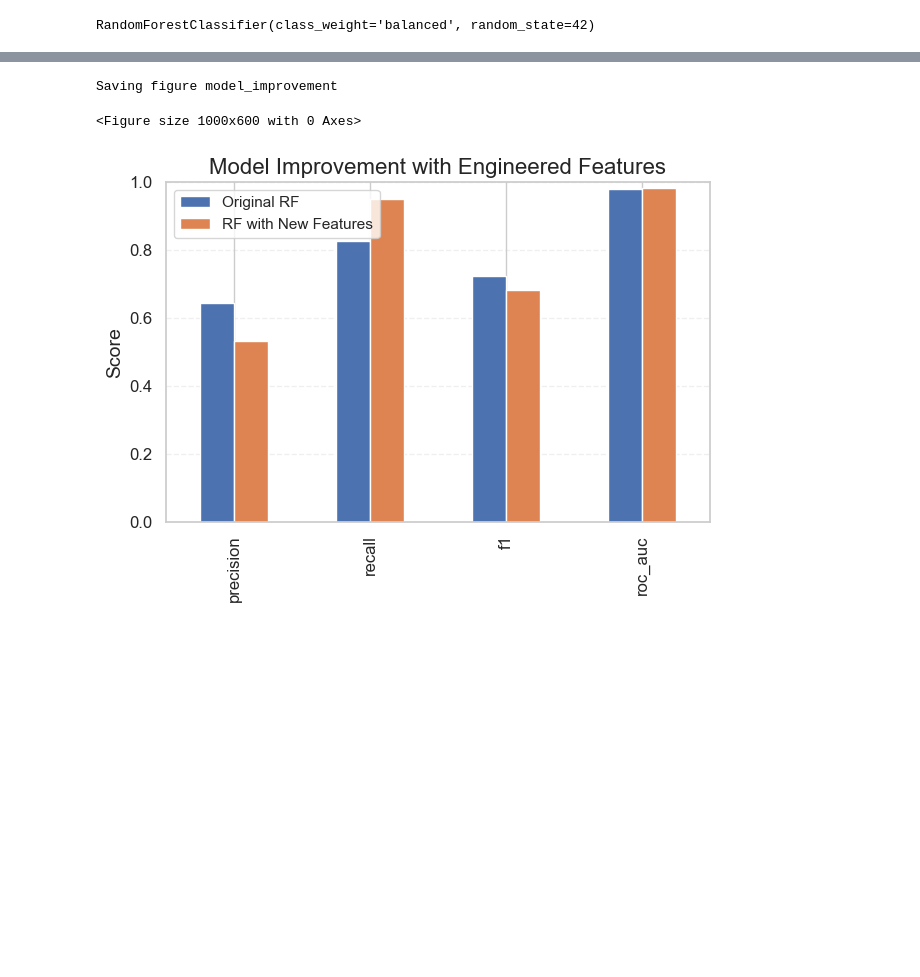
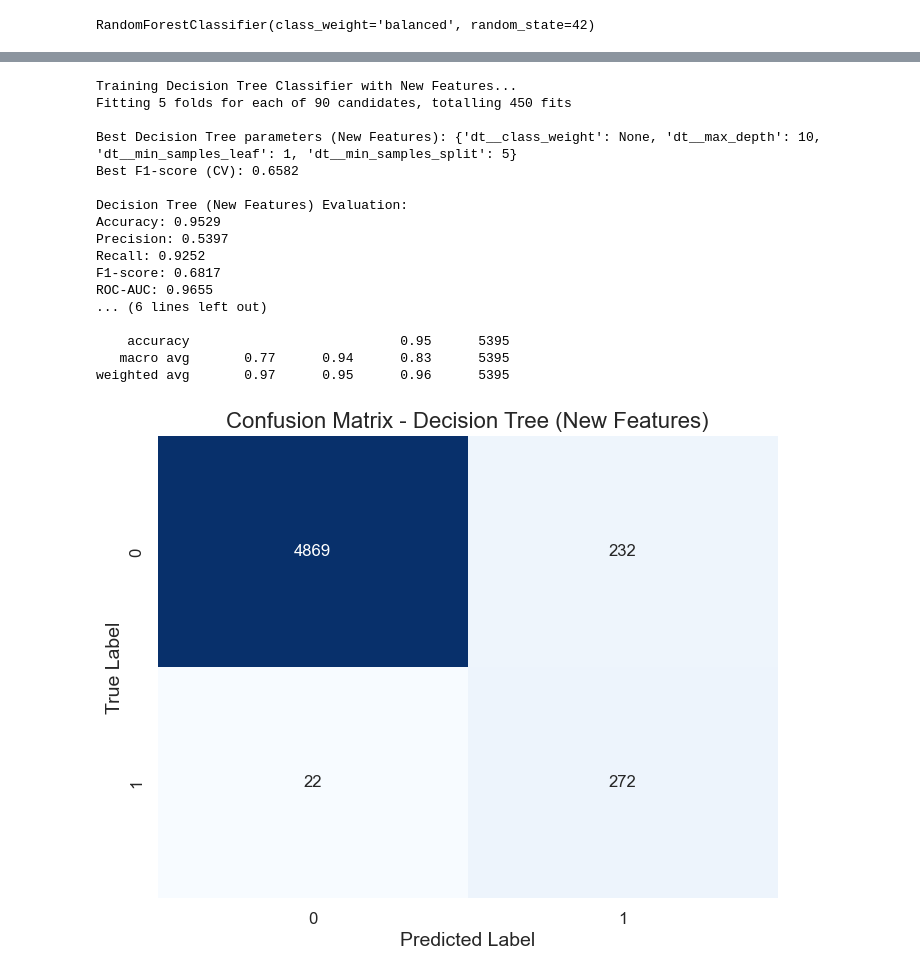
Before and after one commit to violetahoza/MergeConflictClassifier, a Jupyter notebook: HozaVioletaMaria.ipynb, the cells around one changed output, grey strips where cells are left out. Drawn from its saved outputs; the diff is of its cells as text; code cells hidden in the pictures; blank space fills up the shorter version.

```diff
--- a/HozaVioletaMaria.ipynb
+++ b/HozaVioletaMaria.ipynb
@@ -1394,16 +1378,50 @@ roc_auc       0.980666              0.982773         0.214864
-# %%
-# Visualize improvement
-plt.figure(figsize=(10, 6))
-metrics_to_plot = ['precision', 'recall', 'f1', 'roc_auc']
-comparison.loc[metrics_to_plot, ['Original RF', 'RF with New Features']].plot(kind='bar')
-plt.title('Model Improvement with Engineered Features', fontsize=16)
-plt.ylabel('Score', fontsize=14)
-plt.grid(axis='y', linestyle='--', alpha=0.3)
-plt.ylim(0, 1)
-plt.tight_layout()
-save_fig('model_improvement')
-plt.show()
-# %% [output]
-Saving figure model_improvement
-<Figure size 1000x600 with 0 Axes>
-[figure, removed]
+# %%
+# Decision Tree with Grid Search for New Features
+print("\nTraining Decision Tree Classifier with New Features...")
+
+# Create pipeline with SMOTE and Decision Tree
+dt_new_pipeline = ImbPipeline([
+    ('scaler', StandardScaler()),
+    ('smote', SMOTE(random_state=42)),
+    ('dt', DecisionTreeClassifier(random_state=42))
+])
+
+# Use the same parameter grid as the original features
+dt_new_param_grid = {
+    'dt__max_depth': [3, 5, 7, 10, None],
+    'dt__min_samples_split': [2, 5, 10],
+    'dt__min_samples_leaf': [1, 2, 4],
+    'dt__class_weight': [None, 'balanced']
+}
+
+# Grid search with cross-validation
+dt_new_grid = GridSearchCV(dt_new_pipeline, dt_new_param_grid, cv=5, scoring='f1', n_jobs=-1, verbose=1)
+dt_new_grid.fit(X_train_new_selected, y_train_new)
+
+# Best parameters and score
+print(f"\nBest Decision Tree parameters (New Features): {dt_new_grid.best_params_}")
+print(f"Best F1-score (CV): {dt_new_grid.best_score_:.4f}")
+
+# Evaluate on test set
+best_dt_new = dt_new_grid.best_estimator_
+dt_new_model, dt_new_metrics = evaluate_model(best_dt_new, X_train_new_selected, X_test_new_selected,
+                                          y_train_new, y_test_new, "Decision Tree (New Features)")
+# %% [output]
+Training Decision Tree Classifier with New Features...
+Fitting 5 folds for each of 90 candidates, totalling 450 fits
+
+Best Decision Tree parameters (New Features): {'dt__class_weight': None, 'dt__max_depth': 10, 'dt__min_samples_leaf': 1, 'dt__min_samples_split': 5}
+Best F1-score (CV): 0.6582
+
+Decision Tree (New Features) Evaluation:
+Accuracy: 0.9529
+Precision: 0.5397
+Recall: 0.9252
+F1-score: 0.6817
+ROC-AUC: 0.9655
+... (6 lines left out)
+
+    accuracy                           0.95      5395
+   macro avg       0.77      0.94      0.83      5395
+weighted avg       0.97      0.95      0.96      5395
+[figure, added]
```
Also changed, not shown: parts of 23 cells of this notebook, 6 other files.
